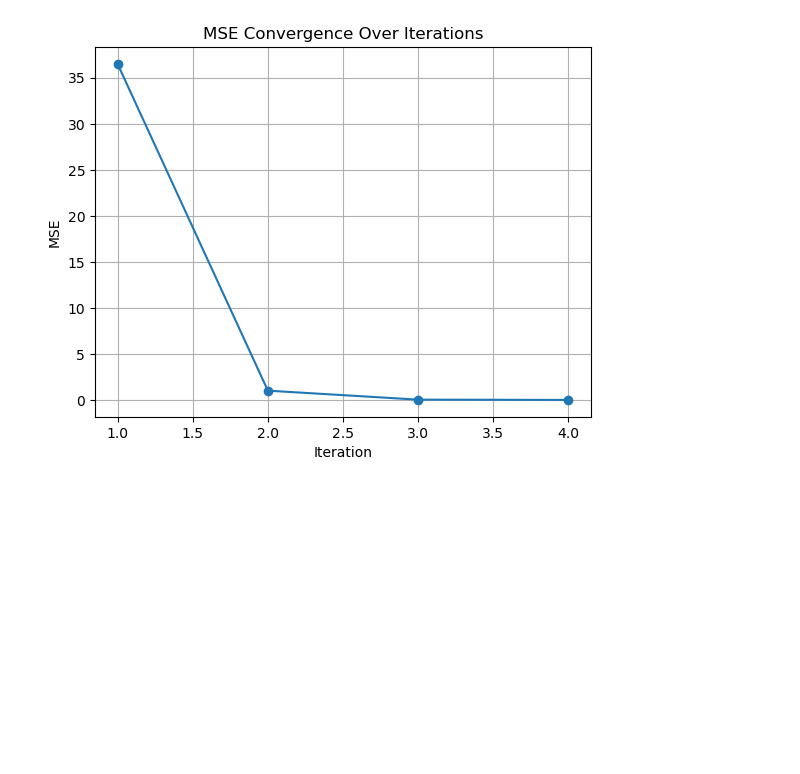
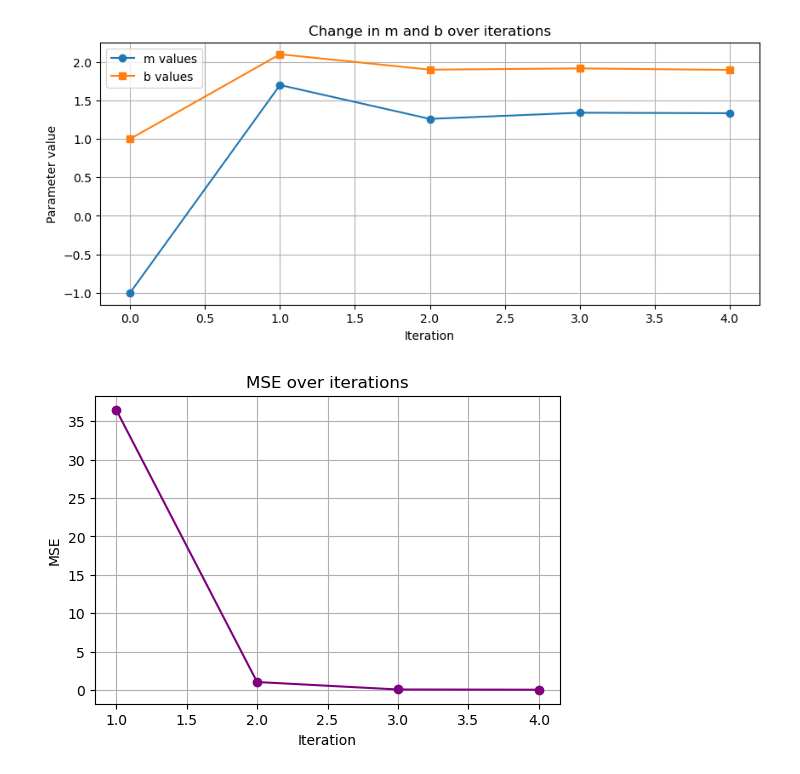
Before and after one commit to jbyiringiro/Formative3-Group9, a Jupyter notebook: notebooks/part4_gradient_descent.ipynb, the cells around one changed output. Saved outputs shown, nothing was run; the diff lists cells and outputs as text; code cells hidden in the pictures; blank space fills up the shorter version.

Commit message:
Gradient descent update

```diff
--- a/notebooks/part4_gradient_descent.ipynb
+++ b/notebooks/part4_gradient_descent.ipynb
@@ -96,0 +21,24 @@ plt.show()
+# %%
+# Initialize values
+params = np.array([-1.0, 1.0])  # [m, b]
+alpha = 0.1
+m_values = [params[0]]
+b_values = [params[1]]
+mse_values = []
+
+# Perform 4 iterations
+for i in range(4):
+    current_mse = mse(params)
+    grad = compute_gradients(params)
+    params = params - alpha * grad  # update using gradient descent
+
+    # Store values
+    m_values.append(params[0])
+    b_values.append(params[1])
+    mse_values.append(current_mse)
+
+    print(f"Iteration {i+1}:")
+    print(f"  m = {params[0]:.4f}, b = {params[1]:.4f}")
+    print(f"  MSE = {current_mse:.4f}")
+    print(f"  Gradients = {grad}")
+    print("-" * 40)
@@ -97,10 +66,23 @@ plt.show()
 # %%
-# Plot MSE over iterations
-plt.plot(range(1, len(mse_values)+1), mse_values, marker='o')
-plt.title("MSE Convergence Over Iterations")
+# Plot m and b change
+plt.figure(figsize=(10, 4))
+plt.plot(range(len(m_values)), m_values, marker='o', label='m values')
+plt.plot(range(len(b_values)), b_values, marker='s', label='b values')
+plt.title("Change in m and b over iterations")
+plt.xlabel("Iteration")
+plt.ylabel("Parameter value")
+plt.legend()
+plt.grid(True)
+plt.show()
+
+# Plot MSE change
+plt.figure(figsize=(6, 4))
+plt.plot(range(1, len(mse_values)+1), mse_values, marker='o', color='purple')
+plt.title("MSE over iterations")
 plt.xlabel("Iteration")
 plt.ylabel("MSE")
 plt.grid(True)
 plt.show()
 # %% [output]
-[figure, old version]
+[figure, new version]
+[figure, added]
```
Also changed, not shown: parts of 8 cells of this notebook.
